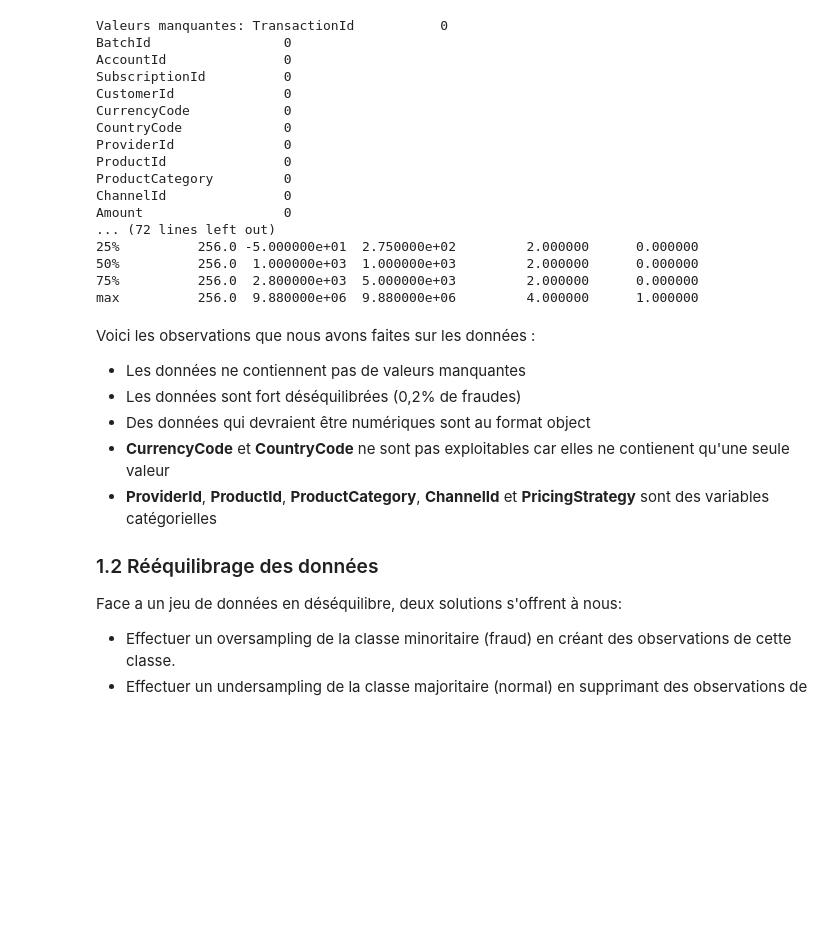
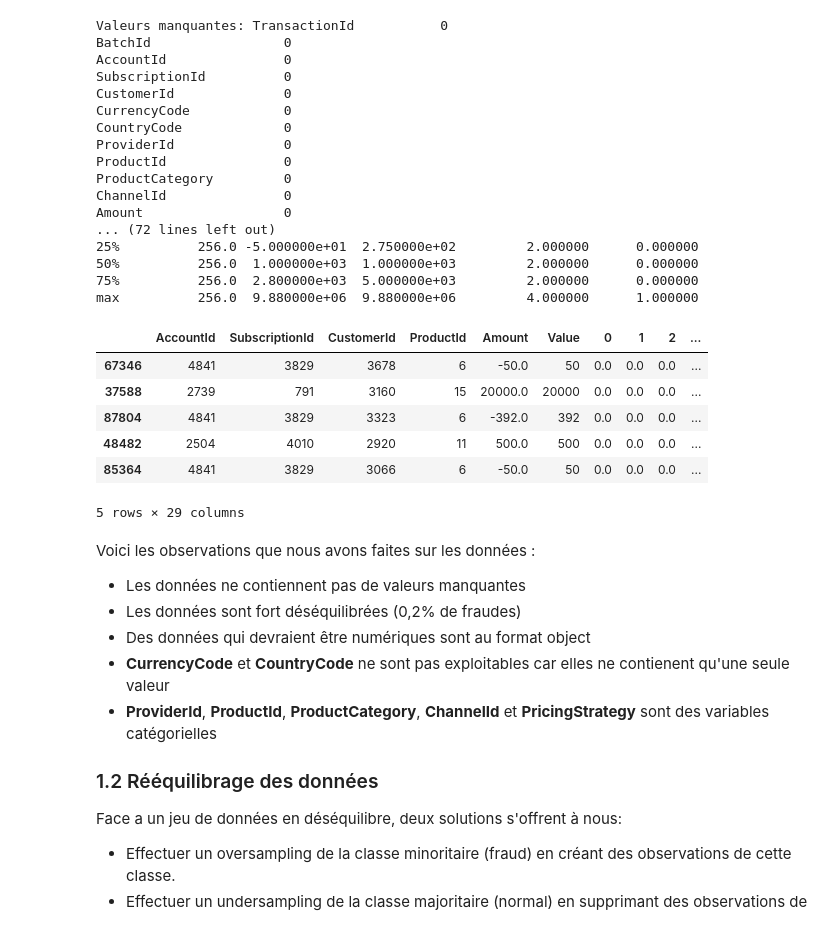
Before and after one commit to Quentin-Jadoul/ML-project, a Jupyter notebook: credit_card_fraud_detection.ipynb, the cells around one changed output. Cells and saved outputs as stored; diff of their text form; code cells hidden in the pictures; blank space fills up the shorter version.

Commit message:
added pipeline

```diff
--- a/credit_card_fraud_detection.ipynb
+++ b/credit_card_fraud_detection.ipynb
@@ -9,12 +9,17 @@ from sklearn.tree import DecisionTreeClassifier
 from sklearn.ensemble import RandomForestClassifier
 from xgboost import XGBClassifier
 from sklearn.preprocessing import OneHotEncoder
+from sklearn.pipeline import Pipeline
+from CustomTransformers import ColumnDropperTransformer, DateFormaterTransformer, IdFormaterTransforer, OneHotEncoderTransformer, OversamplingTransformer
+from sklearn.model_selection import train_test_split
 
 training_file_path = 'training.csv'
-X_train = pd.read_csv(training_file_path)
+X = pd.read_csv(training_file_path)
 
 test_file_path = 'test.csv'
 X_test = pd.read_csv(test_file_path)
+
+X_test_id = X_test['TransactionId']
 # %% [markdown]
 ## 1. Préparation des données
 ### 1.1 Exploration des données
@@ -65,6 +70,42 @@ Amount                  0
 50%          256.0  1.000000e+03  1.000000e+03         2.000000      0.000000
 75%          256.0  2.800000e+03  5.000000e+03         2.000000      0.000000
 max          256.0  9.880000e+06  9.880000e+06         4.000000      1.000000
+# %%
+y = X['FraudResult']
+X_train, X_valid, y_train, y_valid = train_test_split(X, y, test_size=0.2, random_state=0, stratify=y)
+
+preprocessor = Pipeline(steps=[
+    ('drop_columns', ColumnDropperTransformer()),
+    ('id_formater', IdFormaterTransforer()),
+    # ('date_formater', DateFormaterTransformer()),
+    ('one_hot_encoder', OneHotEncoderTransformer()),
+    ('oversampling', OversamplingTransformer())
+])
+X = preprocessor.transform(X)
+y = X['FraudResult']
+X = X.drop('FraudResult', axis=1)
+
+
+X_train = preprocessor.fit_transform(X_train)
+y_train = X_train['FraudResult']
+X_train = X_train.drop('FraudResult', axis=1)
+
+X_valid = preprocessor.transform(X_valid)
+y_valid = X_valid['FraudResult']
+X_valid = X_valid.drop('FraudResult', axis=1)
+
+X_test = preprocessor.transform(X_test)
+
+X_train.head()
+#X_test.head()
+# %% [output]
+|  | AccountId | SubscriptionId | CustomerId | ProductId | Amount | Value | 0 | 1 | 2 | ... |
+| 67346 | 4841 | 3829 | 3678 | 6 | -50.0 | 50 | 0.0 | 0.0 | 0.0 | ... |
+| 37588 | 2739 | 791 | 3160 | 15 | 20000.0 | 20000 | 0.0 | 0.0 | 0.0 | ... |
+| 87804 | 4841 | 3829 | 3323 | 6 | -392.0 | 392 | 0.0 | 0.0 | 0.0 | ... |
+| 48482 | 2504 | 4010 | 2920 | 11 | 500.0 | 500 | 0.0 | 0.0 | 0.0 | ... |
+| 85364 | 4841 | 3829 | 3066 | 6 | -50.0 | 50 | 0.0 | 0.0 | 0.0 | ... |
+5 rows × 29 columns
 # %% [markdown]
 Voici les observations que nous avons faites sur les données :
 - Les données ne contiennent pas de valeurs manquantes
```
Also changed, not shown: parts of 11 cells of this notebook, 2 other files.
